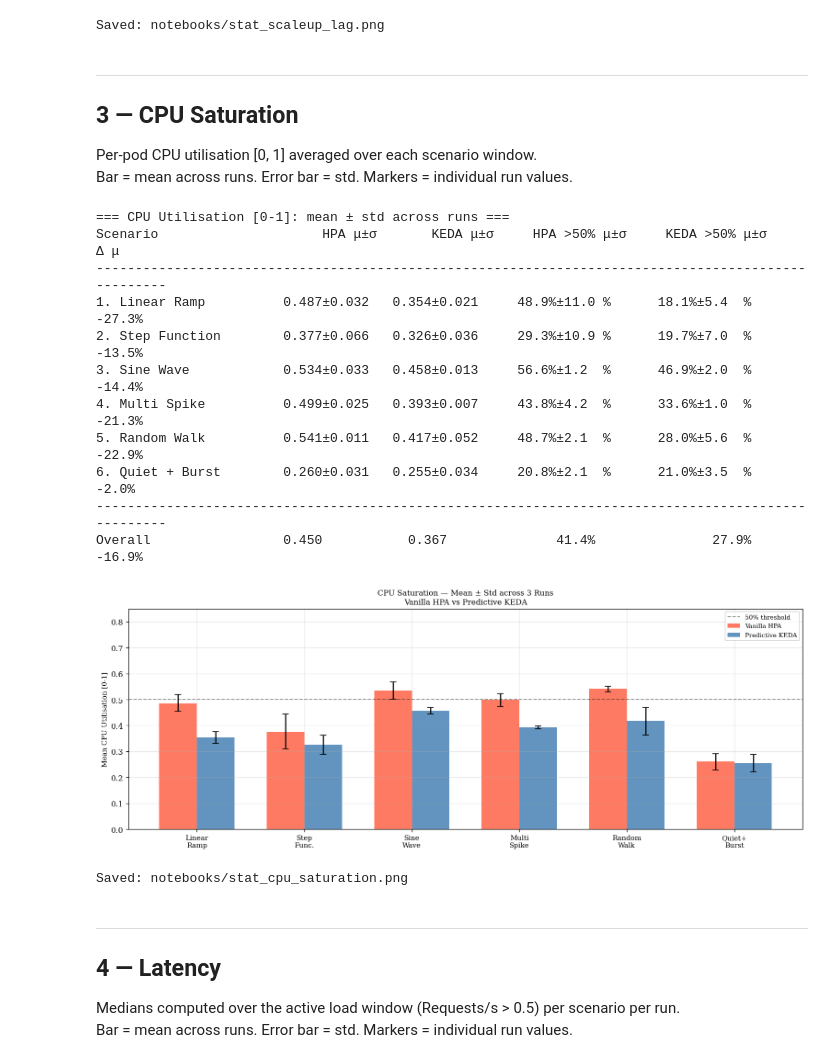
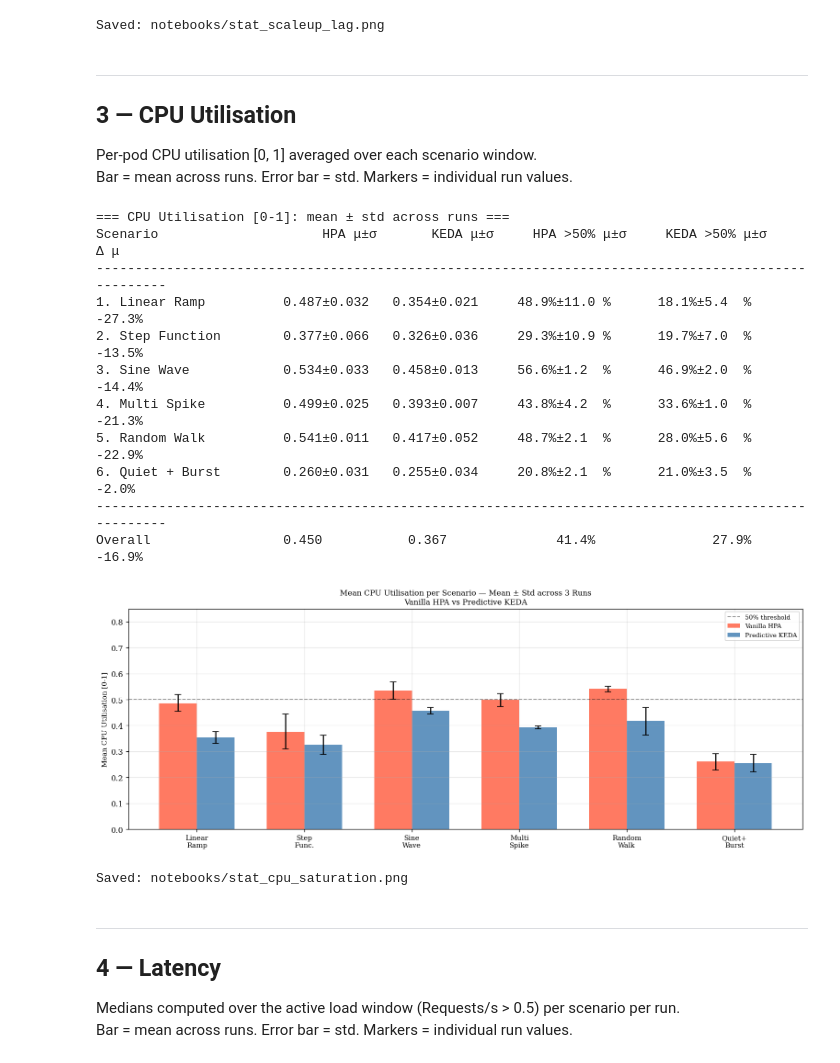
Before and after one commit to Compi-Craft/diploma, a Jupyter notebook: notebooks/experiment_statistical.ipynb, the cells around one changed output. Saved outputs shown, nothing was run; the diff lists cells and outputs as text; code cells hidden in the pictures.

```diff
--- a/notebooks/experiment_statistical.ipynb
+++ b/notebooks/experiment_statistical.ipynb
@@ -357,7 +357,7 @@ print('Saved: notebooks/stat_scaleup_lag.png')
 Saved: notebooks/stat_scaleup_lag.png
 # %% [markdown]
 ---
-## 3 — CPU Saturation
+## 3 — CPU Utilisation
 
 Per-pod CPU utilisation [0, 1] averaged over each scenario window.
 Bar = mean across runs. Error bar = std. Markers = individual run values.
@@ -409,35 +409,35 @@ print(f'{"Overall":<22}  {h_cpu_means.mean():>5.3f}          '
 
 x  = np.arange(len(SCENARIO_NAMES))
 wb = 0.35
 fig, ax = plt.subplots(figsize=(13, 5))
 ax.bar(x - wb/2, h_cpu_means, wb, color=COLOR_HPA,  alpha=0.85,
        yerr=h_cpu_stds, capsize=4, error_kw={'linewidth': 1.5}, label=LABEL_HPA)
 ax.bar(x + wb/2, k_cpu_means, wb, color=COLOR_KEDA, alpha=0.85,
        yerr=k_cpu_stds, capsize=4, error_kw={'linewidth': 1.5}, label=LABEL_KEDA)
 ax.axhline(0.5, ls='--', lw=1.2, color='black', alpha=0.4, label='50% threshold')
 ax.set_xticks(x); ax.set_xticklabels(SHORT_NAMES, fontsize=9)
 ax.set_ylabel('Mean CPU Utilisation [0-1]')
-ax.set_title(f'CPU Saturation — Mean ± Std across {N_RUNS} Runs\n'
+ax.set_title(f'Mean CPU Utilisation per Scenario — Mean ± Std across {N_RUNS} Runs\n'
              'Vanilla HPA vs Predictive KEDA')
 ax.set_ylim(0, 0.85)
 ax.legend(fontsize=8)
 plt.tight_layout()
 plt.savefig('../notebooks/stat_cpu_saturation.png', dpi=150, bbox_inches='tight')
 plt.show()
 print('Saved: notebooks/stat_cpu_saturation.png')
 # %% [output]
 === CPU Utilisation [0-1]: mean ± std across runs ===
 Scenario                     HPA μ±σ       KEDA μ±σ     HPA >50% μ±σ     KEDA >50% μ±σ       Δ μ
 ----------------------------------------------------------------------------------------------------
 1. Linear Ramp          0.487±0.032   0.354±0.021     48.9%±11.0 %      18.1%±5.4  %    -27.3%
 2. Step Function        0.377±0.066   0.326±0.036     29.3%±10.9 %      19.7%±7.0  %    -13.5%
 3. Sine Wave            0.534±0.033   0.458±0.013     56.6%±1.2  %      46.9%±2.0  %    -14.4%
 4. Multi Spike          0.499±0.025   0.393±0.007     43.8%±4.2  %      33.6%±1.0  %    -21.3%
 5. Random Walk          0.541±0.011   0.417±0.052     48.7%±2.1  %      28.0%±5.6  %    -22.9%
 6. Quiet + Burst        0.260±0.031   0.255±0.034     20.8%±2.1  %      21.0%±3.5  %     -2.0%
 ----------------------------------------------------------------------------------------------------
 Overall                 0.450           0.367              41.4%               27.9%             -16.9%
-[figure, old version]
+[figure, new version]
 Saved: notebooks/stat_cpu_saturation.png
 # %% [markdown]
 ---
```
Also changed, not shown: parts of 1 cell of this notebook, 3 other files.
